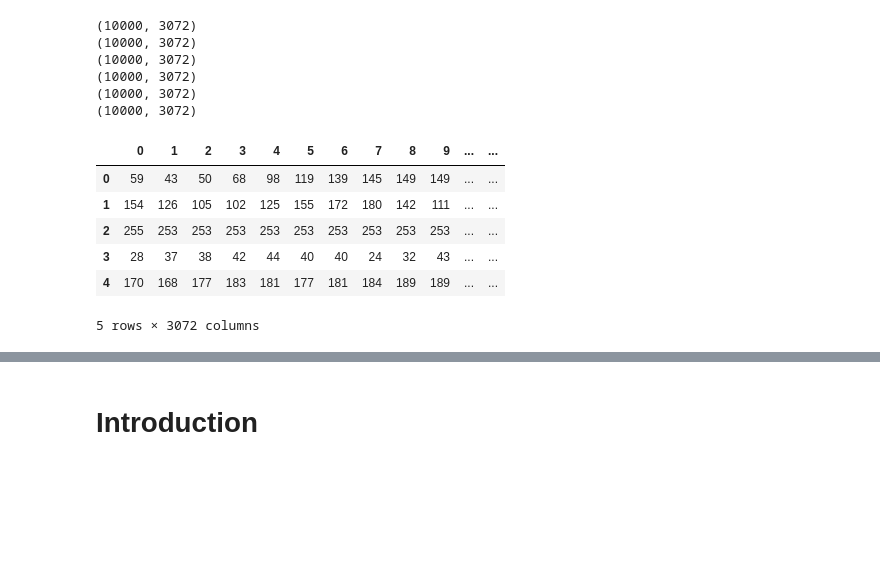
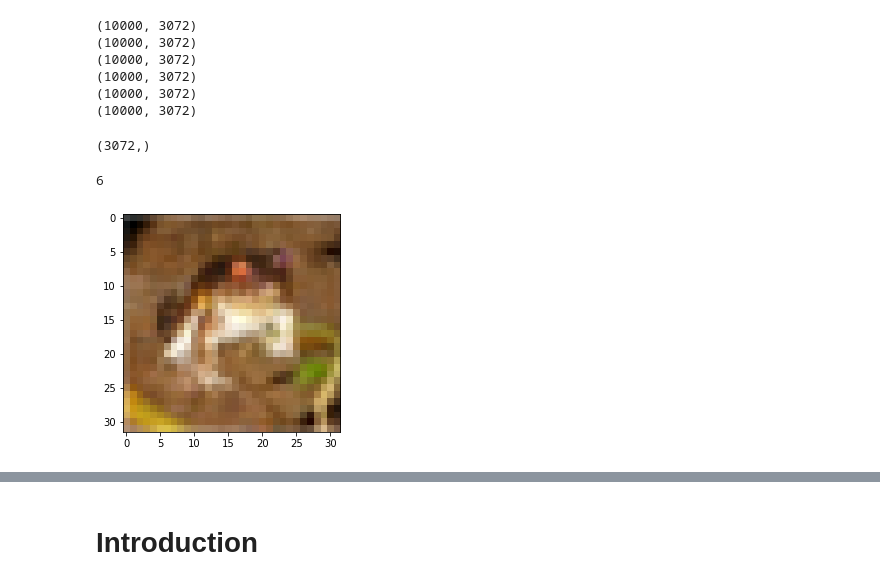
Before and after one commit to SilverCrocus/Phase-3-Data-Science, a Jupyter notebook: report.ipynb, the cells around one changed output, grey strips where cells are left out. Drawn from its saved outputs; the diff is of its cells as text; code cells hidden in the pictures; blank space fills up the shorter version.

```diff
--- a/report.ipynb
+++ b/report.ipynb
@@ -44,13 +44,7 @@ print(test_df.shape)
 (10000, 3072)
 (10000, 3072)
 (10000, 3072)
-# %%
-df1.head()
-# %% [output]
-|  | 0 | 1 | 2 | 3 | 4 | 5 | 6 | 7 | 8 | 9 | ... | ... |
-| 0 | 59 | 43 | 50 | 68 | 98 | 119 | 139 | 145 | 149 | 149 | ... | ... |
-| 1 | 154 | 126 | 105 | 102 | 125 | 155 | 172 | 180 | 142 | 111 | ... | ... |
-| 2 | 255 | 253 | 253 | 253 | 253 | 253 | 253 | 253 | 253 | 253 | ... | ... |
-| 3 | 28 | 37 | 38 | 42 | 44 | 40 | 40 | 24 | 32 | 43 | ... | ... |
-| 4 | 170 | 168 | 177 | 183 | 181 | 177 | 181 | 184 | 189 | 189 | ... | ... |
-5 rows × 3072 columns
+# %%
+df1.iloc[0].shape
+# %% [output]
+(3072,)
@@ -56,0 +54,8 @@ df1.head()
+# %%
+# reshape each dataframe to 32x32x3
+df1 = df1.values.reshape(10000, 3, 32, 32).transpose(0,2,3,1).astype("uint8")
+df2 = df2.values.reshape(10000, 3, 32, 32).transpose(0,2,3,1).astype("uint8")
+df3 = df3.values.reshape(10000, 3, 32, 32).transpose(0,2,3,1).astype("uint8")
+df4 = df4.values.reshape(10000, 3, 32, 32).transpose(0,2,3,1).astype("uint8")
+df5 = df5.values.reshape(10000, 3, 32, 32).transpose(0,2,3,1).astype("uint8")
+test_df = test_df.values.reshape(10000, 3, 32, 32).transpose(0,2,3,1).astype("uint8")
@@ -56,0 +67,8 @@ df1.head()
+# %%
+# render the first image from df1
+plt.imshow(df1[0])
+# print the label for the first image
+print(df1_labels['label'][0])
+# %% [output]
+6
+[figure, added]
```
Also changed, not shown: parts of 15 cells of this notebook.
